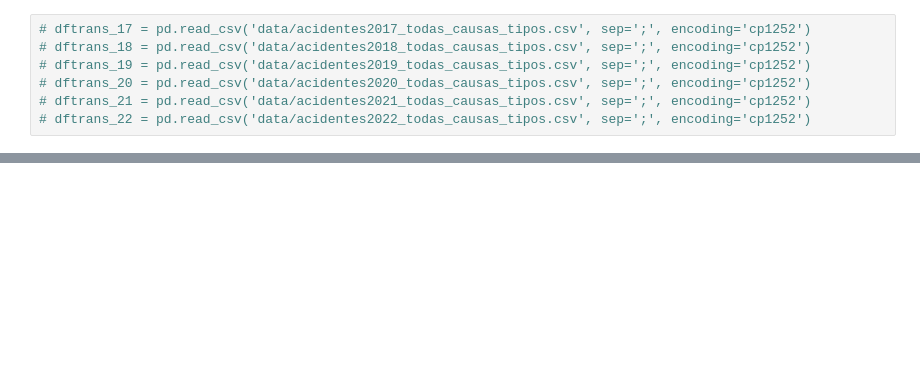
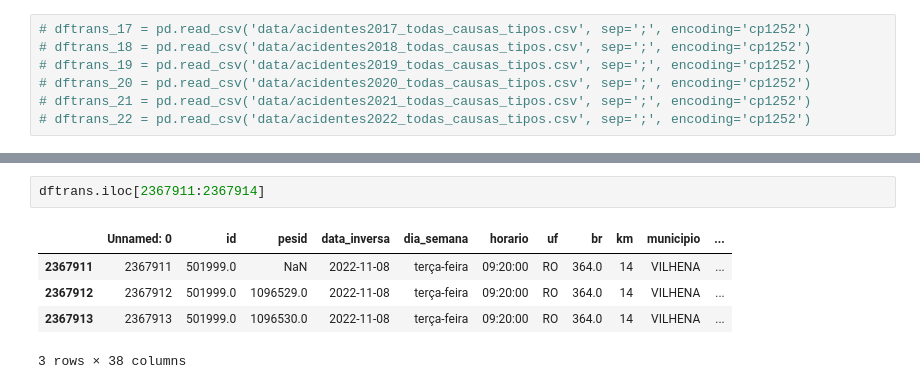
Before and after one commit to ismailytm/prf_acidentes_transito, a Jupyter notebook: prf_acidentes_transito.ipynb, the cells around one changed output, grey strips where cells are left out. Saved outputs shown, nothing was run; the diff lists cells and outputs as text; blank space fills up the shorter version.

```diff
--- a/prf_acidentes_transito.ipynb
+++ b/prf_acidentes_transito.ipynb
@@ -48,0 +171,8 @@ merged_df.head()
+# %%
+dftrans.iloc[2367911:2367914]
+# %% [output]
+|  | Unnamed: 0 | id | pesid | data_inversa | dia_semana | horario | uf | br | km | municipio | ... |
+| 2367911 | 2367911 | 501999.0 | NaN | 2022-11-08 | terça-feira | 09:20:00 | RO | 364.0 | 14 | VILHENA | ... |
+| 2367912 | 2367912 | 501999.0 | 1096529.0 | 2022-11-08 | terça-feira | 09:20:00 | RO | 364.0 | 14 | VILHENA | ... |
+| 2367913 | 2367913 | 501999.0 | 1096530.0 | 2022-11-08 | terça-feira | 09:20:00 | RO | 364.0 | 14 | VILHENA | ... |
+3 rows × 38 columns
```
Also changed, not shown: parts of 13 cells of this notebook.
